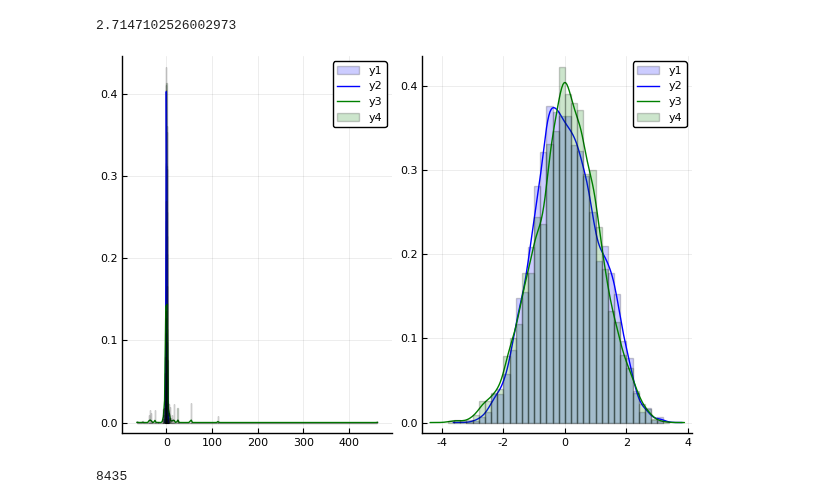
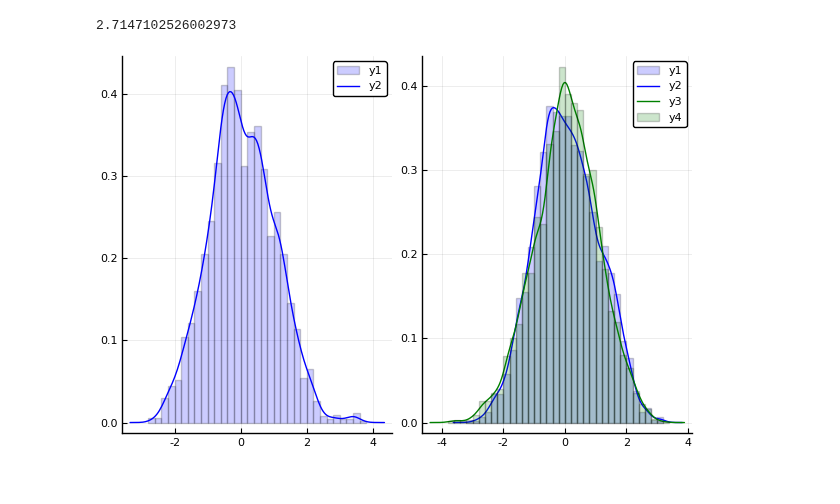
Before and after one commit to davibarreira/Computational_Statistics, a Jupyter notebook: Exercises4/Sheet 4 Reversible Jump.ipynb, the cells around one changed output. Drawn from its saved outputs; the diff is of its cells as text; code cells hidden in the pictures.

```diff
--- a/Exercises4/Sheet 4 Reversible Jump.ipynb
+++ b/Exercises4/Sheet 4 Reversible Jump.ipynb
@@ -79,18 +79,14 @@ sum(K.==2)/sum(K.==1)
 2.7147102526002973
 # %%
 histogram(t1[:,1],alpha=0.2,normalized=true,color=:blue)
-density!(t1[:,1],color=:blue)
+p1 = density!(t1[:,1],color=:blue)
 # density!(t1[:,2],color=:green)
 # p1 = histogram!(t1[:,2],alpha=0.2,normalized=true,color=:green)
 
 histogram(t2[:,1],alpha=0.2,normalized=true,color=:blue)
 density!(t2[:,1],color=:blue)
 density!(t2[:,2],color=:green)
 p2 = histogram!(t2[:,2],alpha=0.2,normalized=true,color=:green)
 plot(p1,p2,layout=2)
 # %% [output]
-[figure, old version]
+[figure, new version]
-# %%
-sum(K.==2)
-# %% [output]
-8435
```
